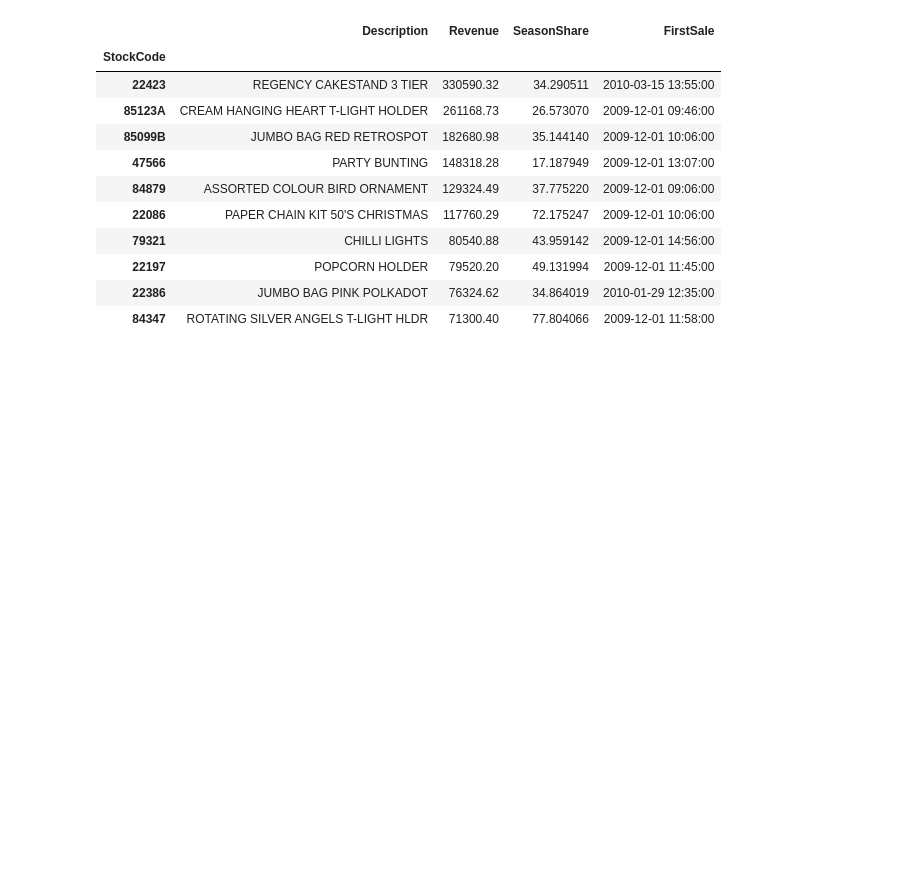
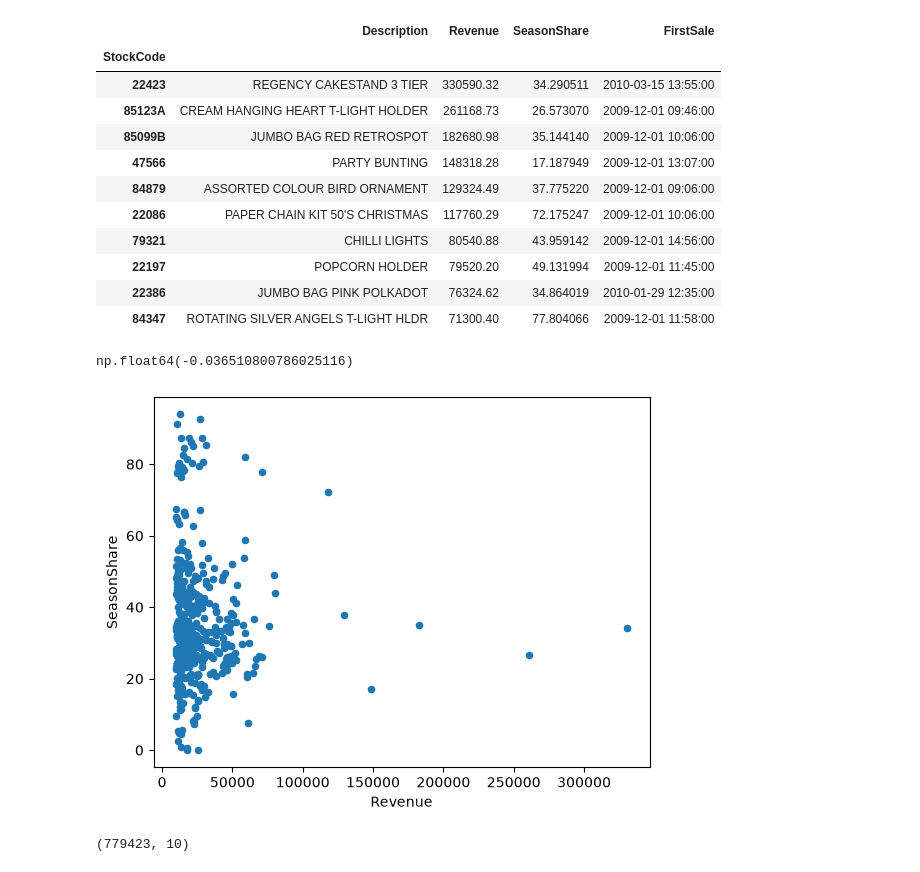
Before and after one commit to mohamadsfares/retail-sales-analysis, a Jupyter notebook: 02_analysis.ipynb, the cells around one changed output. Drawn from its saved outputs; the diff is of its cells as text; code cells hidden in the pictures; blank space fills up the shorter version.

Commit message:
Add customer analysis and revenue concentration

```diff
--- a/02_analysis.ipynb
+++ b/02_analysis.ipynb
@@ -193,3 +193,14 @@ product_revenue.sort_values('Revenue',ascending=False).head(10)
 | 22197 | POPCORN HOLDER | 79520.20 | 49.131994 | 2009-12-01 11:45:00 |
 | 22386 | JUMBO BAG PINK POLKADOT | 76324.62 | 34.864019 | 2010-01-29 12:35:00 |
 | 84347 | ROTATING SILVER ANGELS T-LIGHT HLDR | 71300.40 | 77.804066 | 2009-12-01 11:58:00 |
+# %%
+main_products.plot(kind='scatter',x='Revenue',y='SeasonShare')
+main_products['Revenue'].corr(main_products['SeasonShare'])
+# %% [output]
+np.float64(-0.036510800786025116)
+[figure, added]
+# %%
+customers = sales[sales['Customer ID'].notna()]
+customers.shape
+# %% [output]
+(779423, 10)
```
Also changed, not shown: parts of 3 cells of this notebook, 1 other file.
